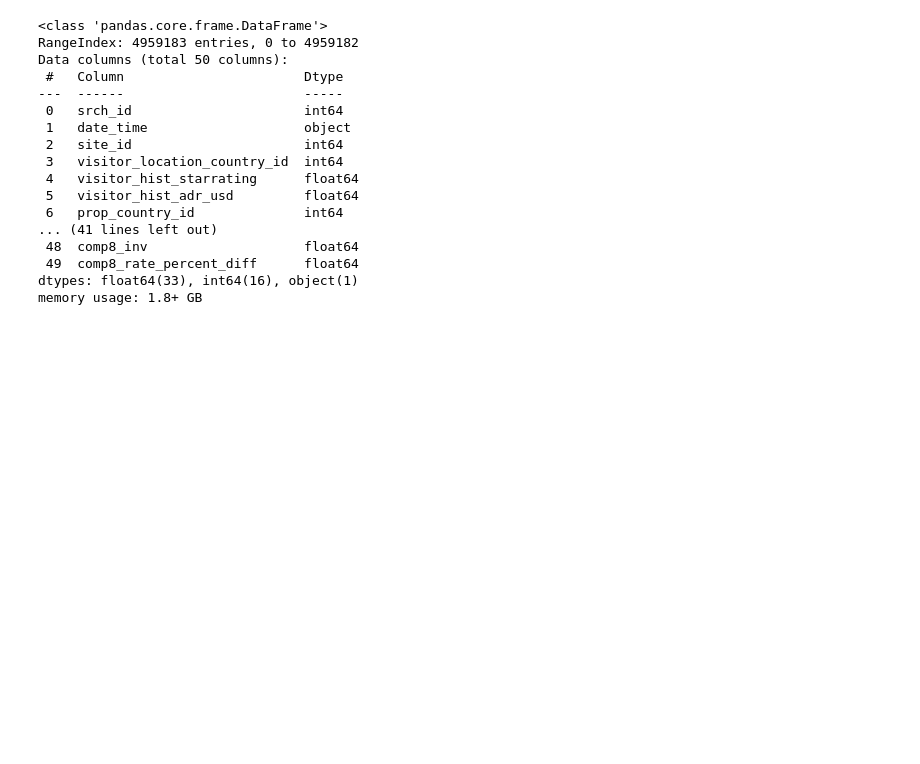
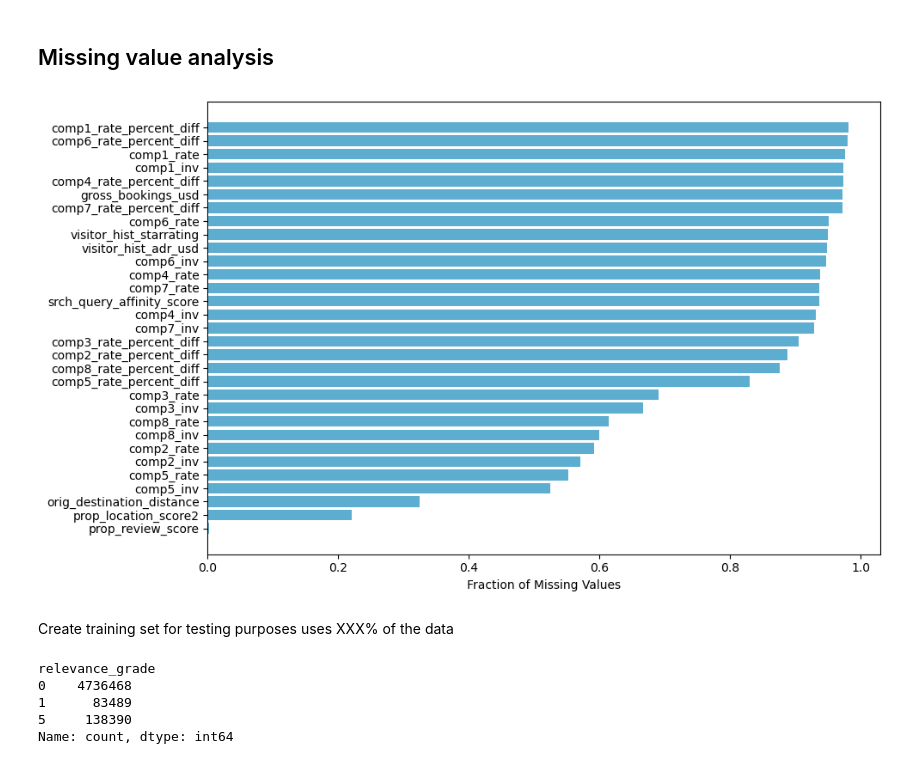
Before and after one commit to emmaarussi/hotel-estimation, a Jupyter notebook: notebooks/exploratory_analysis.ipynb, the cells around one changed output. Drawn from its saved outputs; the diff is of its cells as text; code cells hidden in the pictures; blank space fills up the shorter version.

```diff
--- a/notebooks/exploratory_analysis.ipynb
+++ b/notebooks/exploratory_analysis.ipynb
@@ -37,6 +35,18 @@ https://www.studeersnel.nl/nl/document/vrije-universiteit-amsterdam/data-mining-
 # %%
 import pandas as pd
+import numpy as np
+import os
+from pathlib import Path
+import seaborn as sns
+import matplotlib.pyplot as plt
+
+
+project_root = Path('/Users/moisempongo/Documents/uni-projects/hotel-estimation/')
+plot_dir = project_root / 'notebooks/plots'
+colour_vu_blue_2 = '#5dadd0'
 # %%
-hotels = pd.read_csv('data/test_set_VU_DM.csv')
+hotel_train = pd.read_csv(project_root / 'data/raw/training_set_VU_DM.csv')
+hotel_test = pd.read_csv(project_root / 'data/raw/test_set_VU_DM.csv')
 
-hotels
+hotel_train['date_time'] = pd.to_datetime(hotel_train['date_time'])
+hotel_test['date_time'] = pd.to_datetime(hotel_test['date_time'])
@@ -57,21 +102,29 @@ hotels
+# %% [markdown]
+## Missing value analysis
+# %%
+missing = hotel_train.isnull().mean().sort_values(ascending=False).to_frame('missing_fraction')
+missing
+
+# Barplot for missing values per feature
+plt.figure(figsize=(10, 6))
+missing_sorted = missing[missing['missing_fraction'] != 0].sort_values('missing_fraction', ascending=False)
+plt.barh(missing_sorted.index, missing_sorted['missing_fraction'], color=colour_vu_blue_2)
+plt.xlabel('Fraction of Missing Values')
+plt.gca().invert_yaxis()
+plt.tight_layout()
+plt.savefig(plot_dir / 'missing_value_fraction_per_feature.png')
+plt.show()
+# %% [output]
+[figure, added]
+# %% [markdown]
+Create training set for testing purposes uses XXX% of the data
 # %%
-#hotels.dtypes
-hotels.info()
+# Create the relevance grade
+hotel_train['relevance_grade'] = np.where(hotel_train['booking_bool'] == 1, 5, np.where(hotel_train['click_bool'] == 1, 1, 0))
+print(hotel_train['relevance_grade'].value_counts().sort_index())
 # %% [output]
-<class 'pandas.core.frame.DataFrame'>
-RangeIndex: 4959183 entries, 0 to 4959182
-Data columns (total 50 columns):
- #   Column                       Dtype
----  ------                       -----
- 0   srch_id                      int64
- 1   date_time                    object
- 2   site_id                      int64
- 3   visitor_location_country_id  int64
- 4   visitor_hist_starrating      float64
- 5   visitor_hist_adr_usd         float64
- 6   prop_country_id              int64
-... (41 lines left out)
- 48  comp8_inv                    float64
- 49  comp8_rate_percent_diff      float64
-dtypes: float64(33), int64(16), object(1)
-memory usage: 1.8+ GB
+relevance_grade
+0    4736468
+1      83489
+5     138390
+Name: count, dtype: int64
```
Also changed, not shown: parts of 18 cells of this notebook, 1 other file.
